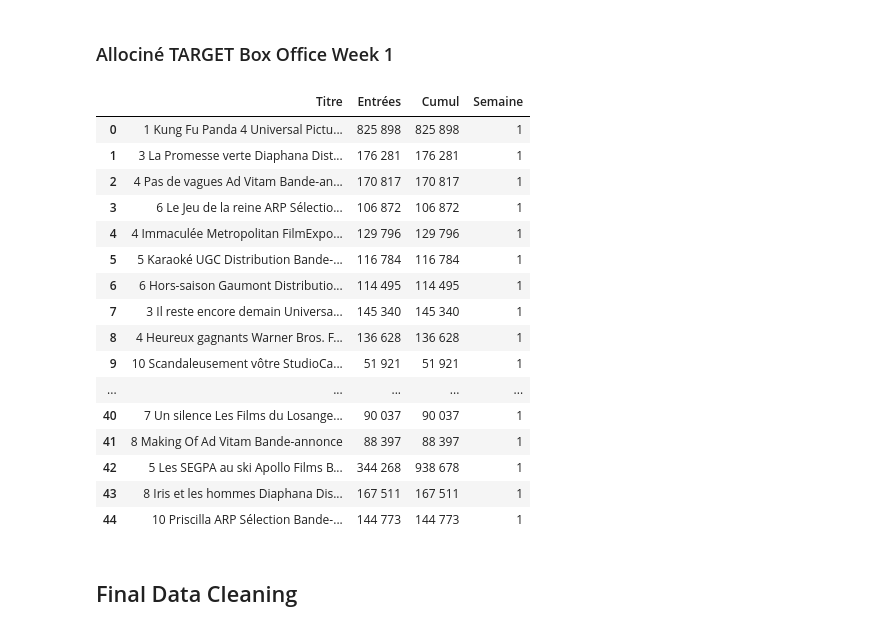
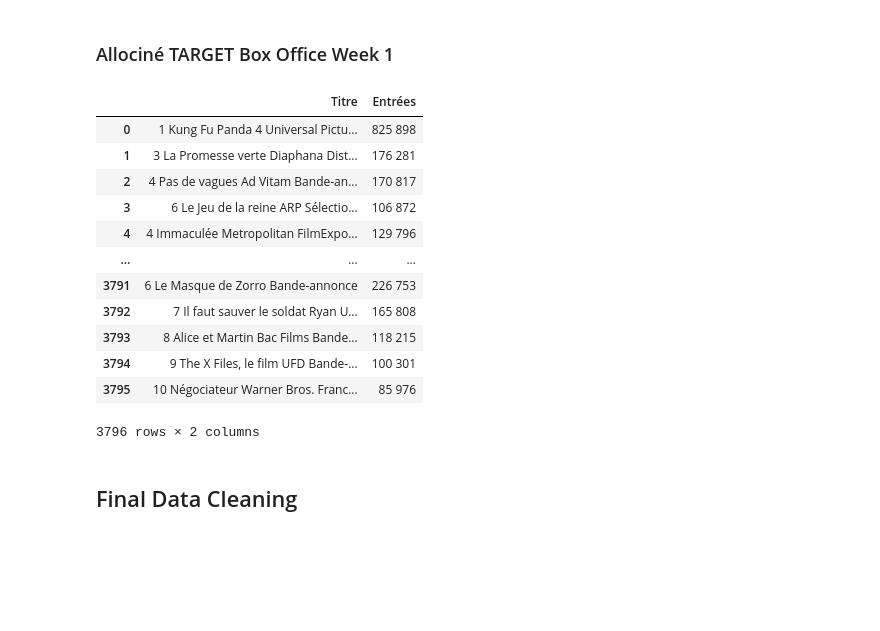
Before and after one commit to t7bo/BOX, a Jupyter notebook: eda/EDA.ipynb, the cells around one changed output. Cells and saved outputs as stored; diff of their text form; code cells hidden in the pictures; blank space fills up the shorter version.

Commit message:
start of EDA

```diff
--- a/eda/EDA.ipynb
+++ b/eda/EDA.ipynb
@@ -46,0 +35,3 @@ boxoffice.shape
+# %%
+pd.set_option('display.max_columns', None)
+movies.sample(1)
@@ -147,51 +135,47 @@ ua = UserAgent()
 headers = {'User-Agent': ua.random}
 
 # Date de départ
 start_date = date(2024, 3, 27)
-urls = [f"https://www.allocine.fr/boxoffice/france/sem-{(start_date - timedelta(days=7*i)).strftime('%Y-%m-%d')}/" for i in range(13)]
+urls = [f"https://www.allocine.fr/boxoffice/france/sem-{(start_date - timedelta(days=7*i)).strftime('%Y-%m-%d')}/" for i in range(2000)]
 
 target_df = pd.DataFrame()
 
 # Boucle sur chaque URL
 for url in urls:
     # Utiliser requests pour obtenir le contenu HTML
     with requests.Session() as s:
         s.headers.update(headers)
         response = s.get(url)
         if response.status_code == 200:
             # Pause pour simuler une navigation humaine
             time.sleep(1)
             # Utiliser StringIO pour encapsuler le contenu HTML
             html_content = StringIO(response.text)
             # Utiliser pandas pour lire le tableau
             tables = pd.read_html(html_content)
             # Supposons que le tableau qui vous intéresse est le premier
             table = tables[0]
             # Filtrer ou nettoyer le tableau au besoin
-            table = table.query('Semaine == 1')  # Exemple de filtrage
+            table = table.query('Semaine == 1')
             # Ajouter le tableau à notre DataFrame principal
             target_df = pd.concat([target_df, table], ignore_index=True)
 
 target_df = target_df.rename(columns={'Unnamed: 0': 'Titre'})
 target_df = target_df[['Titre', 'Entrées']]
 target_df
 # %% [output]
-|  | Titre | Entrées | Cumul | Semaine |
-| 0 | 1 Kung Fu Panda 4 Universal Pictu... | 825 898 | 825 898 | 1 |
-| 1 | 3 La Promesse verte Diaphana Dist... | 176 281 | 176 281 | 1 |
-| 2 | 4 Pas de vagues Ad Vitam Bande-an... | 170 817 | 170 817 | 1 |
-| 3 | 6 Le Jeu de la reine ARP Sélectio... | 106 872 | 106 872 | 1 |
-| 4 | 4 Immaculée Metropolitan FilmExpo... | 129 796 | 129 796 | 1 |
-| 5 | 5 Karaoké UGC Distribution Bande-... | 116 784 | 116 784 | 1 |
-| 6 | 6 Hors-saison Gaumont Distributio... | 114 495 | 114 495 | 1 |
-| 7 | 3 Il reste encore demain Universa... | 145 340 | 145 340 | 1 |
-| 8 | 4 Heureux gagnants Warner Bros. F... | 136 628 | 136 628 | 1 |
-| 9 | 10 Scandaleusement vôtre StudioCa... | 51 921 | 51 921 | 1 |
-| ... | ... | ... | ... | ... |
-| 40 | 7 Un silence Les Films du Losange... | 90 037 | 90 037 | 1 |
-| 41 | 8 Making Of Ad Vitam Bande-annonce | 88 397 | 88 397 | 1 |
-| 42 | 5 Les SEGPA au ski Apollo Films B... | 344 268 | 938 678 | 1 |
-| 43 | 8 Iris et les hommes Diaphana Dis... | 167 511 | 167 511 | 1 |
-| 44 | 10 Priscilla ARP Sélection Bande-... | 144 773 | 144 773 | 1 |
+|  | Titre | Entrées |
+| 0 | 1 Kung Fu Panda 4 Universal Pictu... | 825 898 |
+| 1 | 3 La Promesse verte Diaphana Dist... | 176 281 |
+| 2 | 4 Pas de vagues Ad Vitam Bande-an... | 170 817 |
+| 3 | 6 Le Jeu de la reine ARP Sélectio... | 106 872 |
+| 4 | 4 Immaculée Metropolitan FilmExpo... | 129 796 |
+| ... | ... | ... |
+| 3791 | 6 Le Masque de Zorro Bande-annonce | 226 753 |
+| 3792 | 7 Il faut sauver le soldat Ryan U... | 165 808 |
+| 3793 | 8 Alice et Martin Bac Films Bande... | 118 215 |
+| 3794 | 9 The X Files, le film UFD Bande-... | 100 301 |
+| 3795 | 10 Négociateur Warner Bros. Franc... | 85 976 |
+3796 rows × 2 columns
 # %% [markdown]
 ## Final Data Cleaning
```
Also changed, not shown: parts of 33 cells of this notebook, 1 other file.
